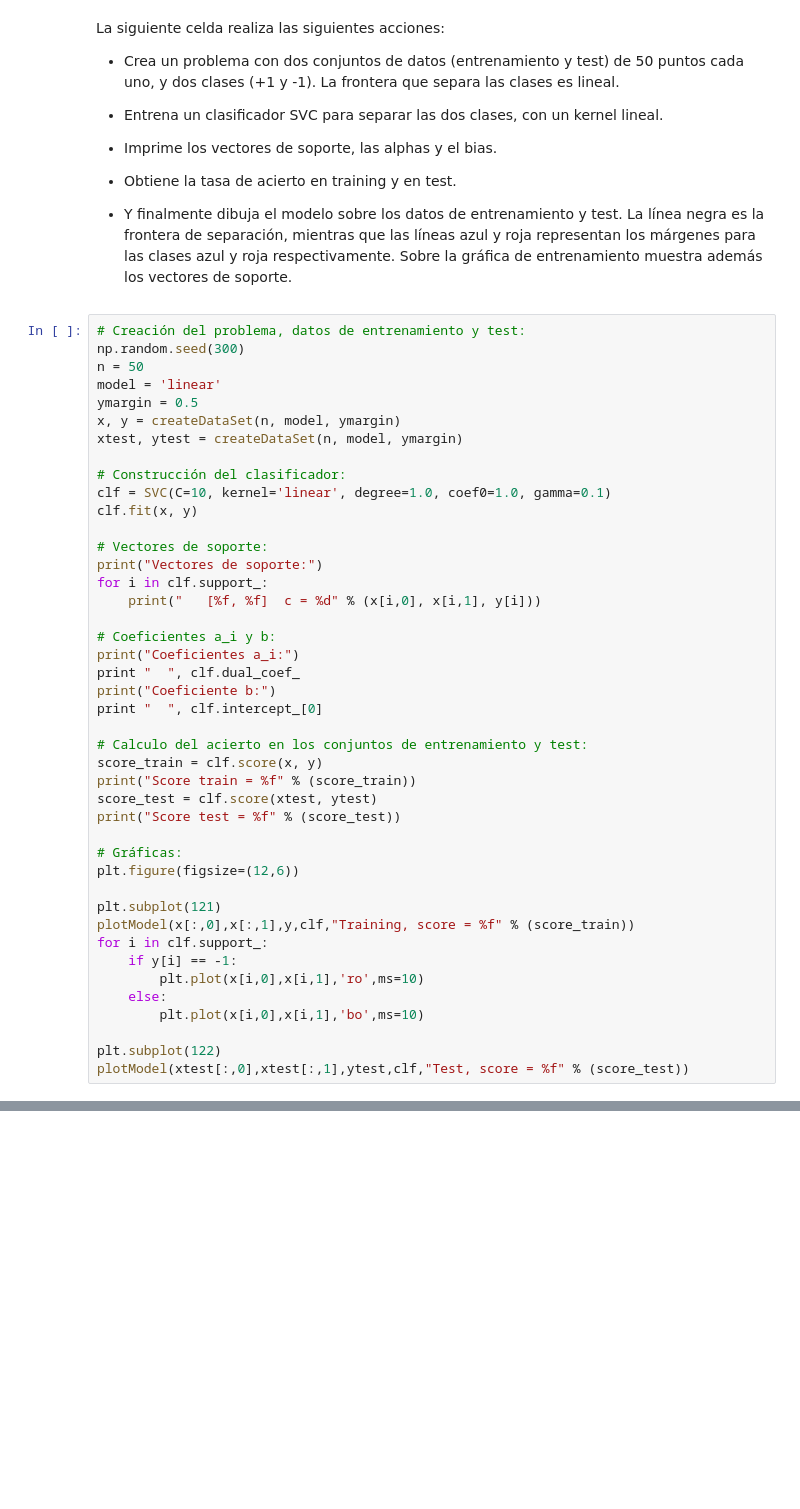
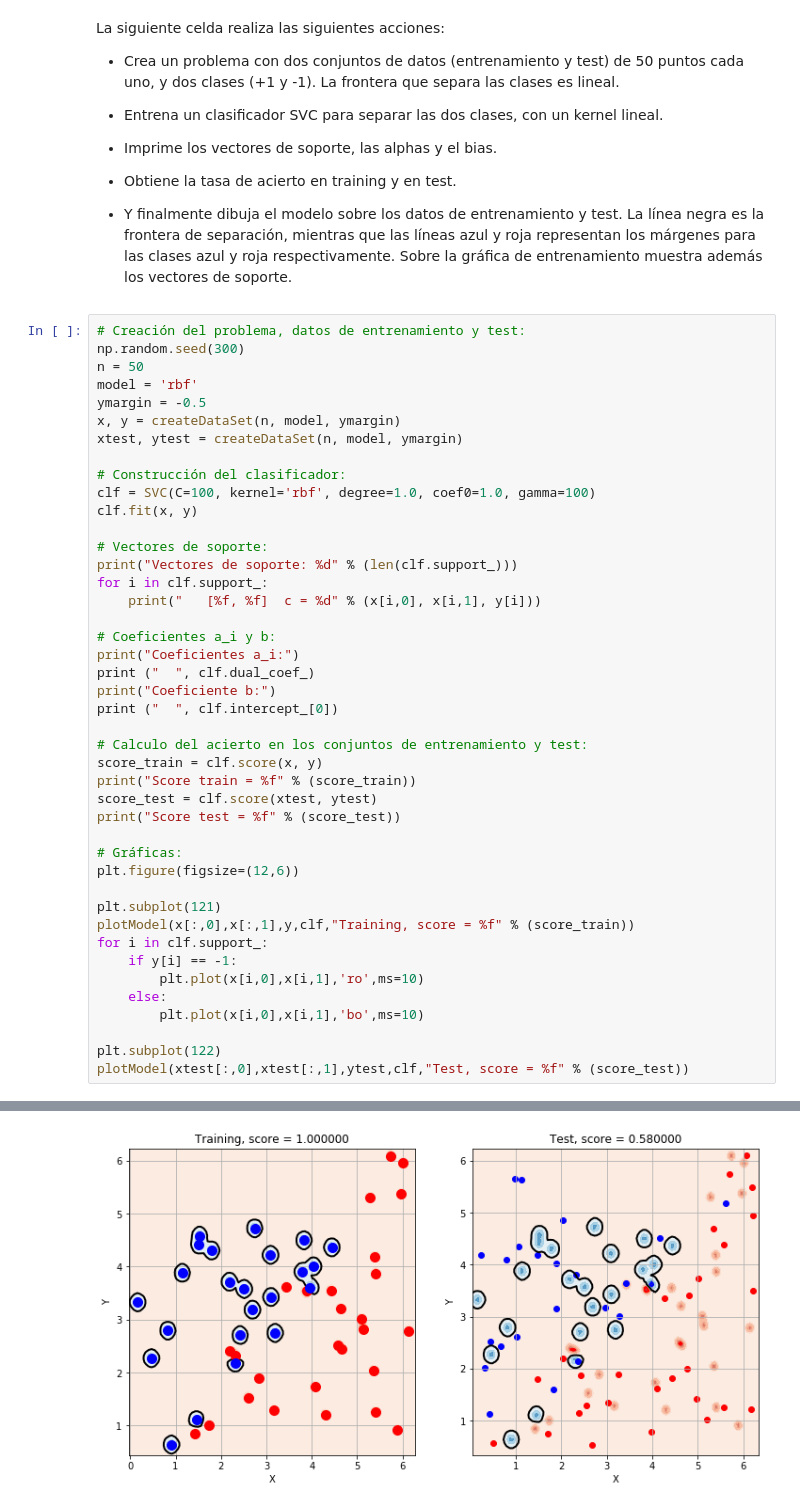
Before and after one commit to asharel/ml, a Jupyter notebook: LAB4/src/practica_svm.ipynb, the cells around one changed output, grey strips where cells are left out. Saved outputs shown, nothing was run; the diff lists cells and outputs as text; blank space fills up the shorter version.

```diff
--- a/LAB4/src/practica_svm.ipynb
+++ b/LAB4/src/practica_svm.ipynb
@@ -209,25 +237,25 @@ La siguiente celda realiza las siguientes acciones:
 # Creación del problema, datos de entrenamiento y test:
 np.random.seed(300)
 n = 50
-model = 'linear'
-ymargin = 0.5
+model = 'rbf'
+ymargin = -0.5
 x, y = createDataSet(n, model, ymargin)
 xtest, ytest = createDataSet(n, model, ymargin)
 
 # Construcción del clasificador:
-clf = SVC(C=10, kernel='linear', degree=1.0, coef0=1.0, gamma=0.1)
+clf = SVC(C=100, kernel='rbf', degree=1.0, coef0=1.0, gamma=100)
 clf.fit(x, y)
 
 # Vectores de soporte:
-print("Vectores de soporte:")
+print("Vectores de soporte: %d" % (len(clf.support_)))
 for i in clf.support_:
     print("   [%f, %f]  c = %d" % (x[i,0], x[i,1], y[i]))
 
 # Coeficientes a_i y b:
 print("Coeficientes a_i:")
-print "  ", clf.dual_coef_
+print ("  ", clf.dual_coef_)
 print("Coeficiente b:")
-print "  ", clf.intercept_[0]
+print ("  ", clf.intercept_[0])
 
 # Calculo del acierto en los conjuntos de entrenamiento y test:
 score_train = clf.score(x, y)
@@ -248,3 +276,4 @@ for i in clf.support_:
 
 plt.subplot(122)
 plotModel(xtest[:,0],xtest[:,1],ytest,clf,"Test, score = %f" % (score_test))
+# %% [output]
@@ -251,3 +297,4 @@ plotModel(xtest[:,0],xtest[:,1],ytest,clf,"Test, score = %f" % (score_test))
+[figure, added]
 # %% [markdown]
 #### Responde a las siguientes cuestiones:
 
```
Also changed, not shown: parts of 7 cells of this notebook, 4 other files.
